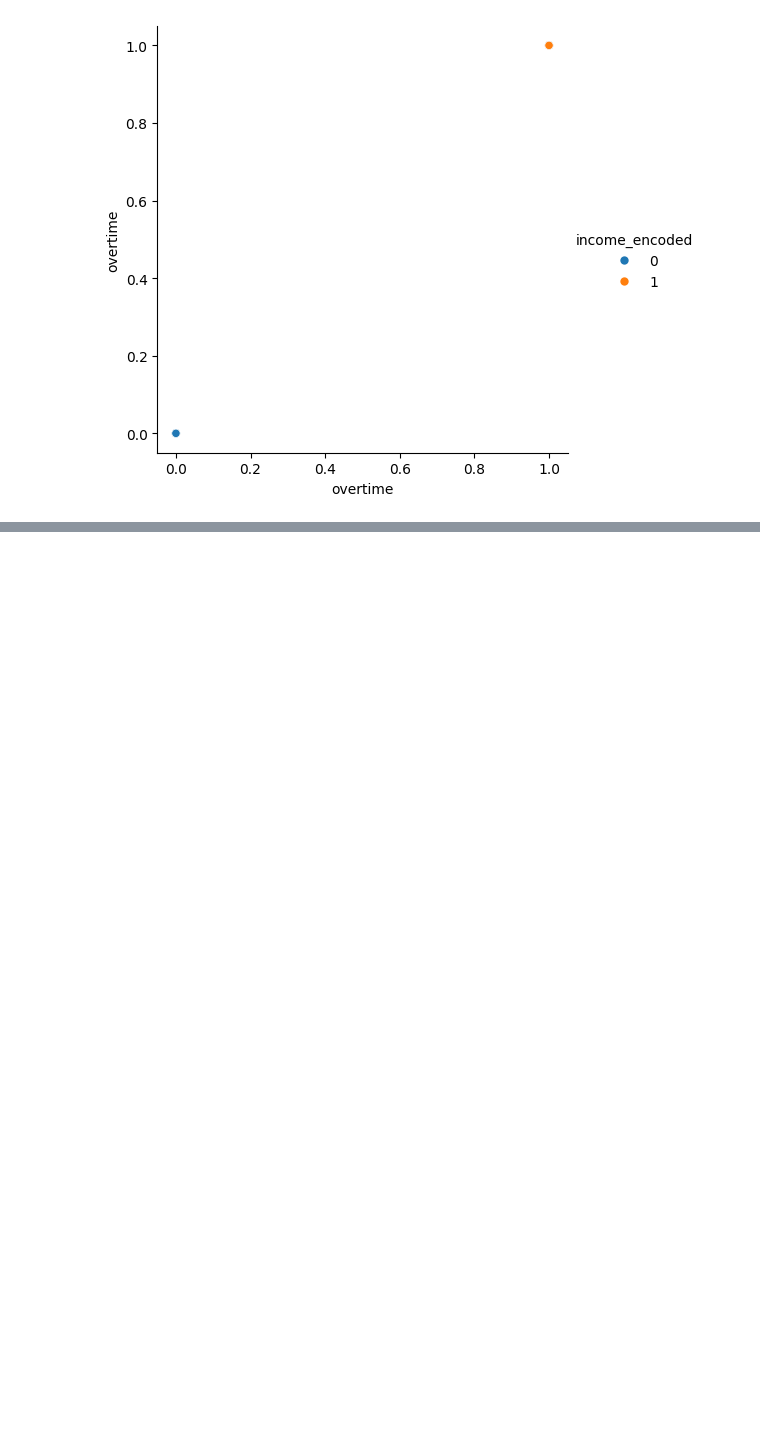
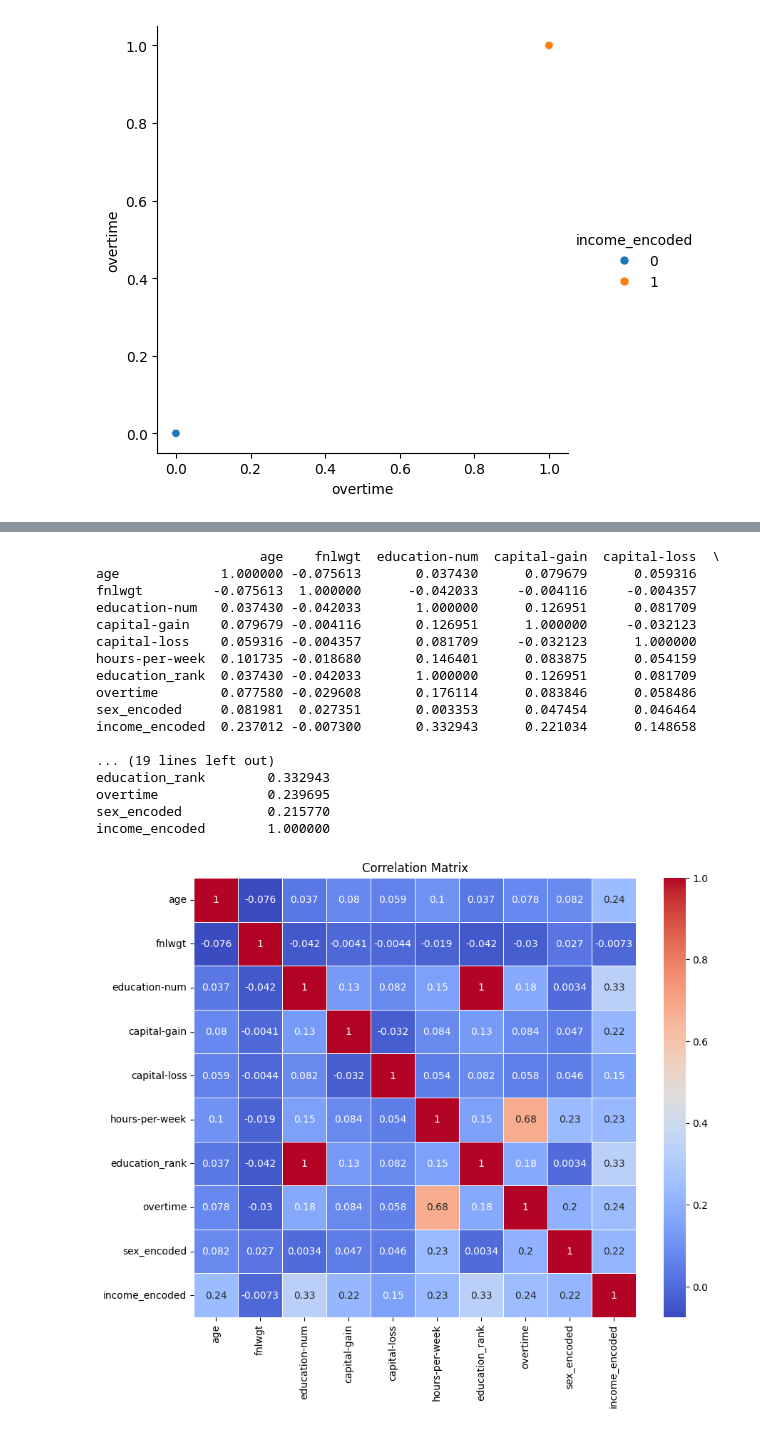
Before and after one commit to VisaHuy/Salary-Prediction-Project, a Jupyter notebook: notebooks/Salary_Prediction_Model.ipynb, the cells around one changed output, grey strips where cells are left out. Drawn from its saved outputs; the diff is of its cells as text; code cells hidden in the pictures; blank space fills up the shorter version.

```diff
--- a/notebooks/Salary_Prediction_Model.ipynb
+++ b/notebooks/Salary_Prediction_Model.ipynb
@@ -82,0 +103,27 @@ overtime: [0 1]
+# %%
+# find correlation between columns
+correlation_matrix = df.select_dtypes(include=[np.number]).corr()
+print(correlation_matrix)
+plt.figure(figsize=(10,8))
+sns.heatmap(correlation_matrix, annot=True, cmap='coolwarm', linewidths=0.5)
+plt.title('Correlation Matrix')
+plt.show()
+# %% [output]
+                     age    fnlwgt  education-num  capital-gain  capital-loss  \
+age             1.000000 -0.075613       0.037430      0.079679      0.059316
+fnlwgt         -0.075613  1.000000      -0.042033     -0.004116     -0.004357
+education-num   0.037430 -0.042033       1.000000      0.126951      0.081709
+capital-gain    0.079679 -0.004116       0.126951      1.000000     -0.032123
+capital-loss    0.059316 -0.004357       0.081709     -0.032123      1.000000
+hours-per-week  0.101735 -0.018680       0.146401      0.083875      0.054159
+education_rank  0.037430 -0.042033       1.000000      0.126951      0.081709
+overtime        0.077580 -0.029608       0.176114      0.083846      0.058486
+sex_encoded     0.081981  0.027351       0.003353      0.047454      0.046464
+income_encoded  0.237012 -0.007300       0.332943      0.221034      0.148658
+
+... (19 lines left out)
+education_rank        0.332943
+overtime              0.239695
+sex_encoded           0.215770
+income_encoded        1.000000
+[figure, added]
```
Also changed, not shown: parts of 24 cells of this notebook.
